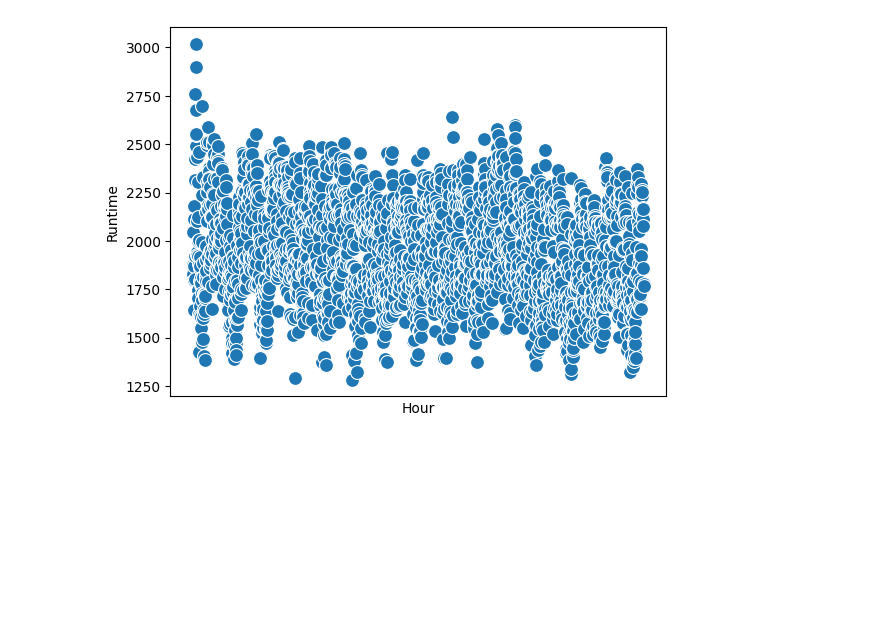
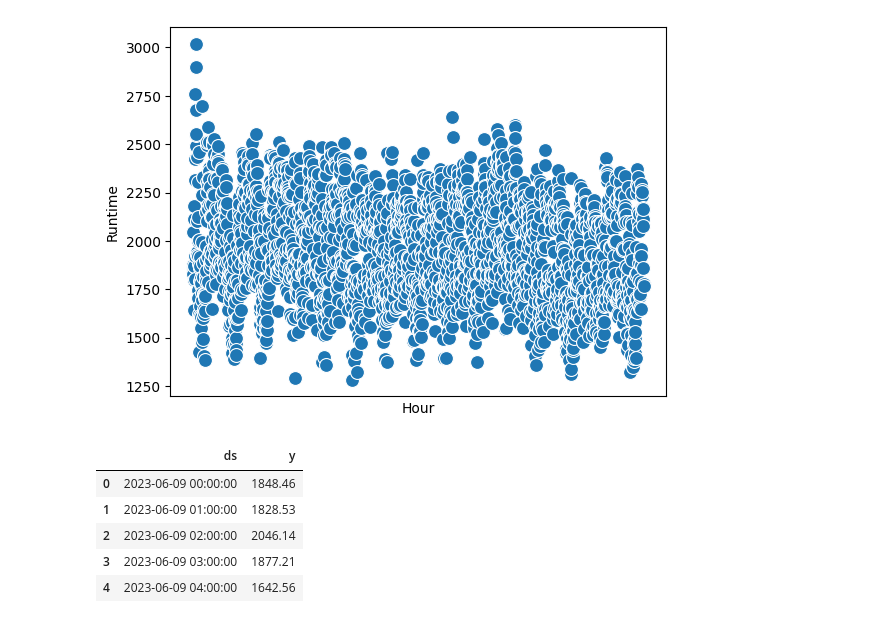
Before and after one commit to DrStephPowers/BIA, a Jupyter notebook: Ch9_Outliers_pynb.ipynb, the cells around one changed output. Cells and saved outputs as stored; diff of their text form; code cells hidden in the pictures; blank space fills up the shorter version.

```diff
--- a/Ch9_Outliers_pynb.ipynb
+++ b/Ch9_Outliers_pynb.ipynb
@@ -241,6 +237,15 @@ run['Hour'] = run['Hour'].astype('datetime64[ns]')
 model = Prophet(interval_width=0.95, yearly_seasonality=True, weekly_seasonality=True)
 # %%
 run.rename(columns={"Hour": "ds", "Runtime": "y"}, inplace=True)
+# %%
+run.head()
+# %% [output]
+|  | ds | y |
+| 0 | 2023-06-09 00:00:00 | 1848.46 |
+| 1 | 2023-06-09 01:00:00 | 1828.53 |
+| 2 | 2023-06-09 02:00:00 | 2046.14 |
+| 3 | 2023-06-09 03:00:00 | 1877.21 |
+| 4 | 2023-06-09 04:00:00 | 1642.56 |
 # %%
 model.fit(run)
 # %% [output]
```
Also changed, not shown: parts of 10 cells of this notebook.
